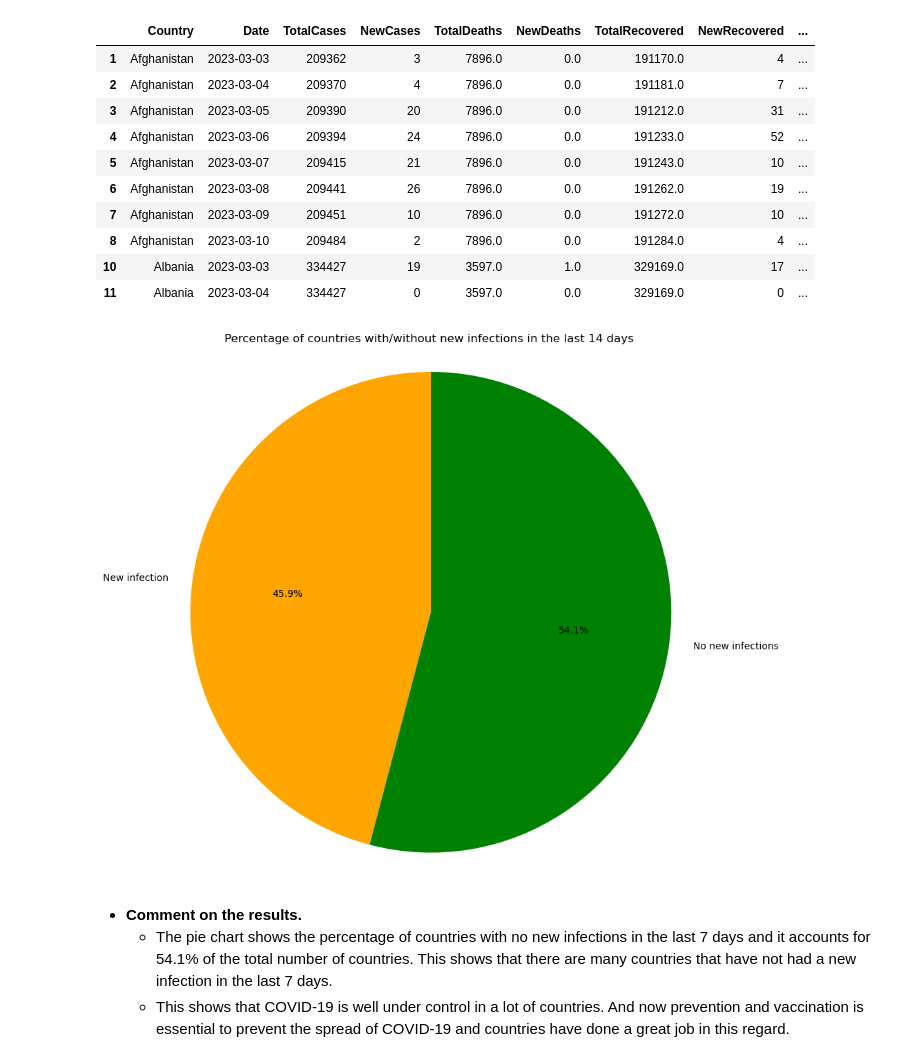
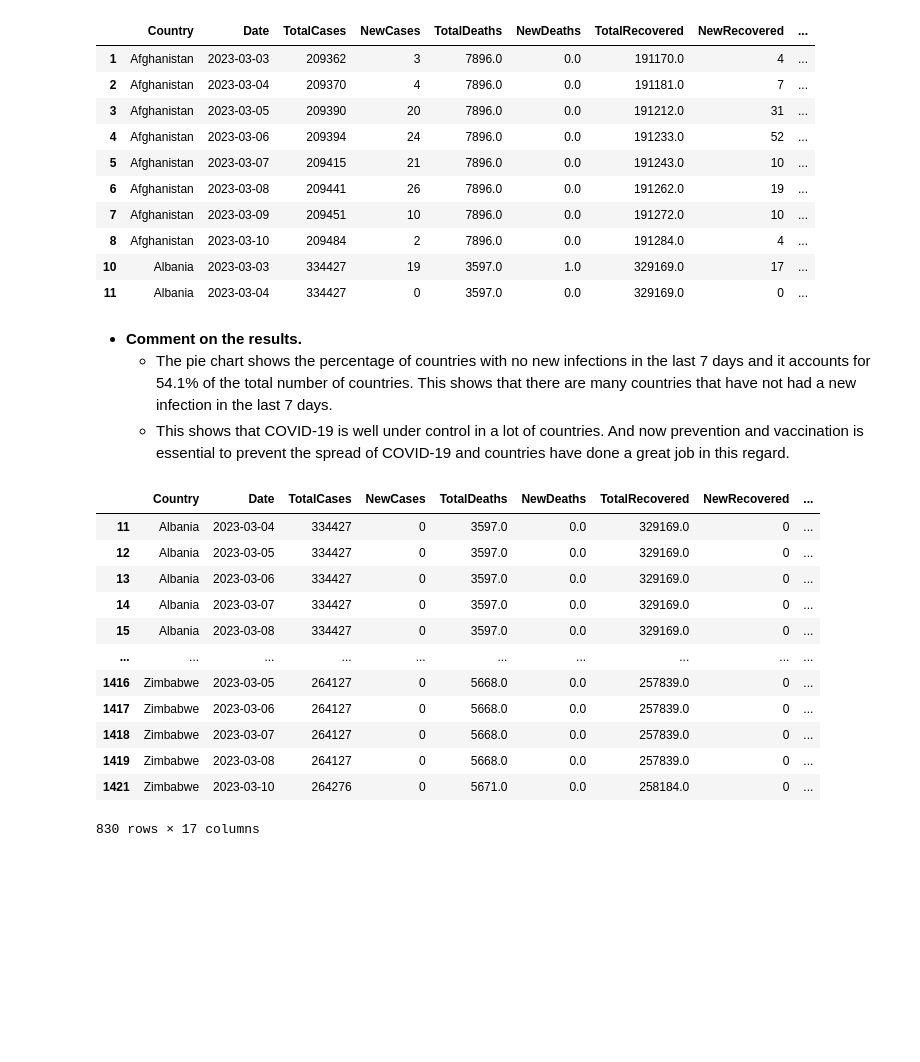
Before and after one commit to nnaaaa/Lab-DataVisualize, a Jupyter notebook: visualize/question5.ipynb, the cells around one changed output. Cells and saved outputs as stored; diff of their text form; code cells hidden in the pictures; blank space fills up the shorter version.

```diff
--- a/visualize/question5.ipynb
+++ b/visualize/question5.ipynb
@@ -46,22 +47,49 @@ covid_df.head(10)
 | 11 | Albania | 2023-03-04 | 334427 | 0 | 3597.0 | 0.0 | 329169.0 | 0 | ... |
 # %%
 # Calculate the number of countries with and without new infections in the last 14 days
-has_new_cases = covid_df[covid_df["NewCases"] > 0]["Country"].nunique()
-no_new_cases = covid_df[covid_df["NewCases"] == 0]["Country"].nunique()
+# has_new_cases = covid_df[covid_df["NewCases"] > 0]["Country"].nunique()
+# no_new_cases = covid_df[covid_df["NewCases"] == 0]["Country"].nunique()
 
+covid_group_df = covid_df.groupby(["Country"])[["NewCases"]].sum().reset_index()
+covid_group_df["Infection"] = covid_group_df["NewCases"].apply(lambda x: "New infection" if x > 0 else "No new infections")
+covid_group_df = covid_group_df.groupby(["Infection"])[["NewCases"]].count().reset_index()
 # Create a pie chart
-labels = ["New infection", "No new infections"]
-sizes = [has_new_cases, no_new_cases]
-colors = ["orange", "green"]
+# labels = ["New infection", "No new infections"]
+# sizes = [has_new_cases, no_new_cases]
+# colors = ["#DF2E38", "#5D9C59"]
 
-plt.figure(figsize=(10, 10))
-plt.pie(sizes, labels=labels, colors=colors, autopct='%1.1f%%', startangle=90)
-plt.axis('equal')
-plt.title("Percentage of countries with/without new infections in the last 14 days")
-plt.show()
+# plt.figure(figsize=(8, 8))
+# plt.pie(sizes, labels=labels, colors=colors, autopct='%1.1f%%', startangle=90, textprops={'fontsize': 18})
+# plt.axis('equal')
+# plt.title("Percentage of countries with/without new infections in the last 14 days", fontsize=20)
+# plt.show()
+
+import plotly.express as px
+# This dataframe has 244 lines, but 4 distinct values for `day`
+fig = px.pie(covid_group_df, values='NewCases', names='Infection')
+fig.update_traces(textposition='inside', textinfo='percent+label')
+fig.show()
+
+# covid_group_df
-# %% [output]
-[figure, removed]
 # %% [markdown]
 - **Comment on the results.**
     - The pie chart shows the percentage of countries with no new infections in the last 7 days and it accounts for 54.1% of the total number of countries. This shows that there are many countries that have not had a new infection in the last 7 days.
     - This shows that COVID-19 is well under control in a lot of countries. And now prevention and vaccination is essential to prevent the spread of COVID-19 and countries have done a great job in this regard.
+# %%
+covid_df["IsNewCases"] = covid_df["NewCases"].apply(lambda x: 1 if x > 0 else 0)
+# %%
+covid_df[covid_df["IsNewCases"] == 0]
+# %% [output]
+|  | Country | Date | TotalCases | NewCases | TotalDeaths | NewDeaths | TotalRecovered | NewRecovered | ... |
+| 11 | Albania | 2023-03-04 | 334427 | 0 | 3597.0 | 0.0 | 329169.0 | 0 | ... |
+| 12 | Albania | 2023-03-05 | 334427 | 0 | 3597.0 | 0.0 | 329169.0 | 0 | ... |
+| 13 | Albania | 2023-03-06 | 334427 | 0 | 3597.0 | 0.0 | 329169.0 | 0 | ... |
+| 14 | Albania | 2023-03-07 | 334427 | 0 | 3597.0 | 0.0 | 329169.0 | 0 | ... |
+| 15 | Albania | 2023-03-08 | 334427 | 0 | 3597.0 | 0.0 | 329169.0 | 0 | ... |
+| ... | ... | ... | ... | ... | ... | ... | ... | ... | ... |
+| 1416 | Zimbabwe | 2023-03-05 | 264127 | 0 | 5668.0 | 0.0 | 257839.0 | 0 | ... |
+| 1417 | Zimbabwe | 2023-03-06 | 264127 | 0 | 5668.0 | 0.0 | 257839.0 | 0 | ... |
+| 1418 | Zimbabwe | 2023-03-07 | 264127 | 0 | 5668.0 | 0.0 | 257839.0 | 0 | ... |
+| 1419 | Zimbabwe | 2023-03-08 | 264127 | 0 | 5668.0 | 0.0 | 257839.0 | 0 | ... |
+| 1421 | Zimbabwe | 2023-03-10 | 264276 | 0 | 5671.0 | 0.0 | 258184.0 | 0 | ... |
+830 rows × 17 columns
```
Also changed, not shown: parts of 5 cells of this notebook, 3 other files.
